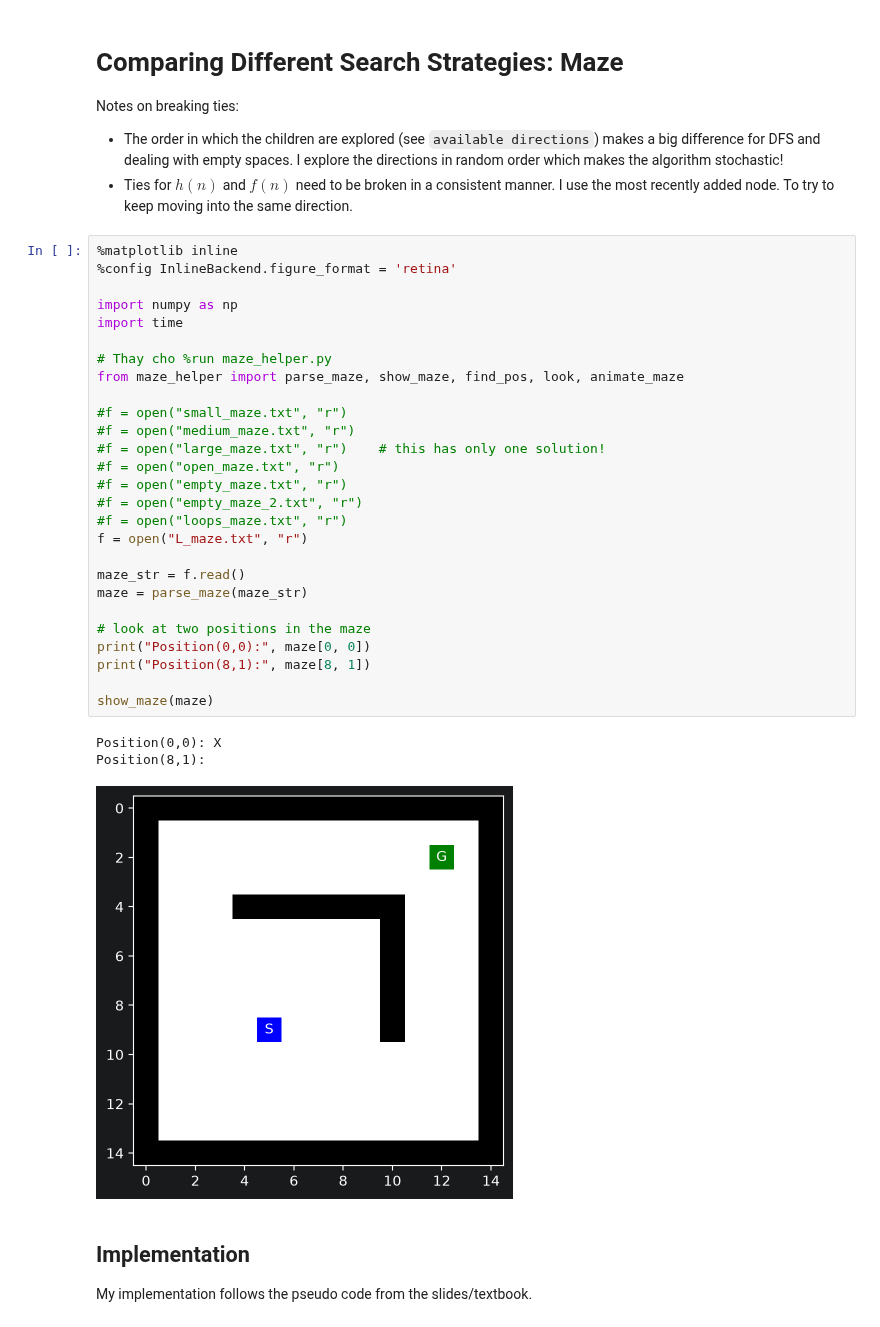
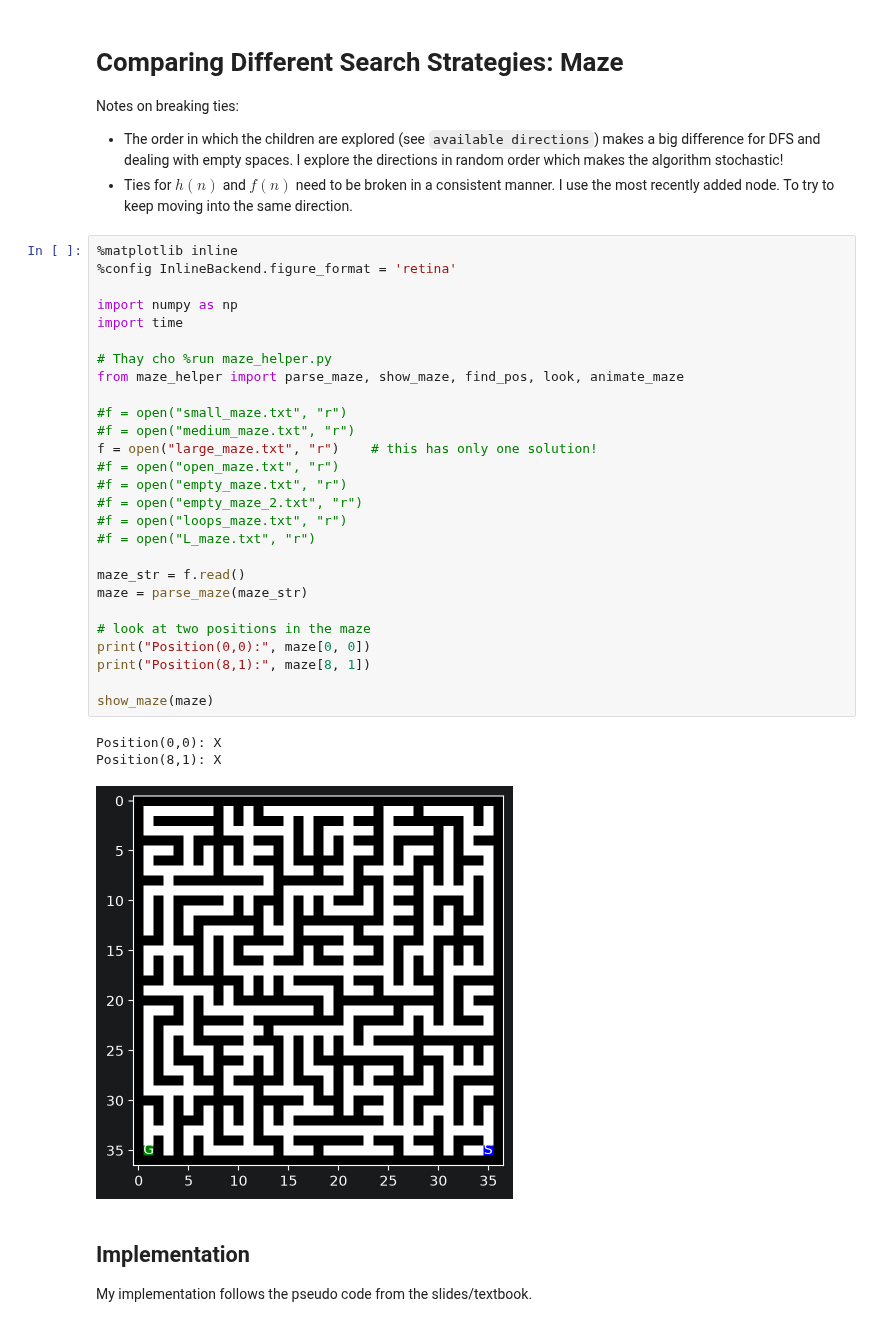
Before and after one commit to Huyyy23/SGU-TriTueNhanTaoNangCao, a Jupyter notebook: lab02 - Searching/02_Maze_Example.ipynb, the cells around one changed output. Saved outputs shown, nothing was run; the diff lists cells and outputs as text.

```diff
--- a/lab02 - Searching/02_Maze_Example.ipynb
+++ b/lab02 - Searching/02_Maze_Example.ipynb
@@ -8,34 +8,34 @@ Notes on breaking ties:
 # %%
 %matplotlib inline
 %config InlineBackend.figure_format = 'retina'
 
 import numpy as np
 import time
 
 # Thay cho %run maze_helper.py
 from maze_helper import parse_maze, show_maze, find_pos, look, animate_maze
 
 #f = open("small_maze.txt", "r")
 #f = open("medium_maze.txt", "r")
-#f = open("large_maze.txt", "r")    # this has only one solution!
+f = open("large_maze.txt", "r")    # this has only one solution!
 #f = open("open_maze.txt", "r")
 #f = open("empty_maze.txt", "r")
 #f = open("empty_maze_2.txt", "r")
 #f = open("loops_maze.txt", "r")
-f = open("L_maze.txt", "r")
+#f = open("L_maze.txt", "r")
 
 maze_str = f.read()
 maze = parse_maze(maze_str)
 
 # look at two positions in the maze
 print("Position(0,0):", maze[0, 0])
 print("Position(8,1):", maze[8, 1])
 
 show_maze(maze)
 # %% [output]
 Position(0,0): X
-Position(8,1):
+Position(8,1): X
-[figure, old version]
+[figure, new version]
 # %% [markdown]
 ## Implementation
 
```
Also changed, not shown: parts of 17 cells of this notebook.
